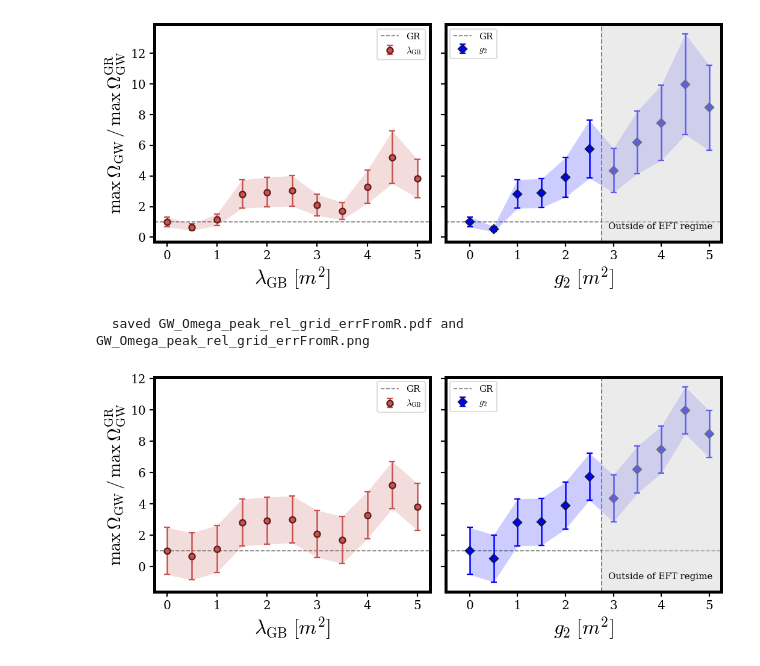
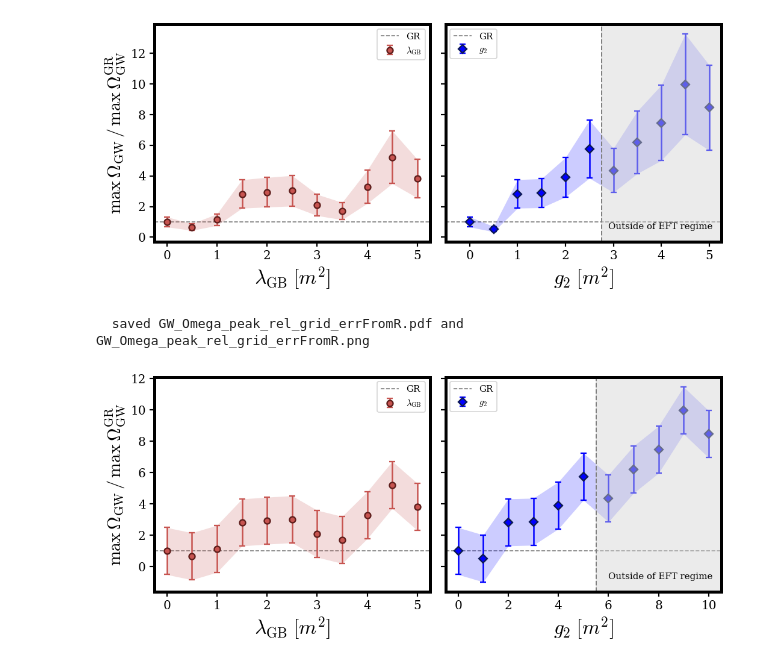
Before and after one commit to GRSerdar/0scillons, a Jupyter notebook: February26Oscillons/Feb26/RunningCode/DATA/compactness.ipynb, the cells around one changed output. Drawn from its saved outputs; the diff is of its cells as text; code cells hidden in the pictures.

```diff
--- a/February26Oscillons/Feb26/RunningCode/DATA/compactness.ipynb
+++ b/February26Oscillons/Feb26/RunningCode/DATA/compactness.ipynb
@@ -65,7 +65,7 @@ MU       = [0.08]
 BETA     = [0]                # None -> linear coupling; X -> quadratic_X
 AMP      = [-0.02]
 WIDTH    = [3.0]
-G2       = [0]
+G2       = [0,10]
 COUPLING = None               # optional, e.g. ["quadratic_0"]; usually
                               # implied by BETA so leave at None.
 
@@ -2191,8 +2979,9 @@ OMEGA_ERR_FROM = "R_env"        # "R_env" | "omega" | "max"
 
 # Right-column ("vs g_2") "Outside of EFT regime" annotation: matches the
 # styling used in finalplots2.ipynb's normalized side-by-side plot.
-EFT_BOUNDARY_X   = 5.5 / 2.0    # boundary x-value in the plot's (halved) units
-EFT_RIGHT_XLIM   = (-0.5, 10.5 / 2.0)   # x-limits for the right column; None = auto
+EFT_BOUNDARY_X   = 5.5          # boundary x-value in the plot's (halved) units
+EFT_RIGHT_XLIM   = (-0.5, 10.5)      # x-limits for the right column; None = auto
+EFT_RIGHT_XTICKS = np.arange(0, 11, 2)  # ticks every 2 from 0 to 10
 EFT_TEXT_XY      = (0.59, 0.07) # axes-coords of "Outside of EFT regime" label
 SHOW_EFT_ANNOT   = True         # set False to drop the EFT shading entirely
 
@@ -2357,6 +3146,8 @@ else:
             for _axR in (ax_Ag, ax_Rg, ax_Wg):
                 if EFT_RIGHT_XLIM is not None:
                     _axR.set_xlim(*EFT_RIGHT_XLIM)
+                if EFT_RIGHT_XTICKS is not None:
+                    _axR.set_xticks(EFT_RIGHT_XTICKS)
                 _axR.axvline(EFT_BOUNDARY_X, color="grey", ls="--", lw=1.2, zorder=5)
                 _axR.axvspan(EFT_BOUNDARY_X, _axR.get_xlim()[1],
                              color="lightgrey", alpha=0.45, zorder=4)
@@ -2524,6 +3315,8 @@ else:
         if SHOW_EFT_ANNOT:
             if EFT_RIGHT_XLIM is not None:
                 ax_g.set_xlim(*EFT_RIGHT_XLIM)
+            if EFT_RIGHT_XTICKS is not None:
+                ax_g.set_xticks(EFT_RIGHT_XTICKS)
             ax_g.axvline(EFT_BOUNDARY_X, color="grey", ls="--", lw=1.2, zorder=5)
             ax_g.axvspan(EFT_BOUNDARY_X, ax_g.get_xlim()[1],
                          color="lightgrey", alpha=0.45, zorder=4)
@@ -2663,7 +3456,7 @@ else:
                 if not data[lgb]:
                     continue
                 xs, ys = zip(*data[lgb])
-                xs_np = np.asarray(xs, dtype=float) / X_SCALE_DIV
+                xs_np = np.asarray(xs, dtype=float) #/ X_SCALE_DIV
                 ys_np = np.asarray(ys, dtype=float)
                 lab = r"$g_2$" if PURE_ONLY else rf"$\lambda_{{\rm GB}} = {lgb:g}$"
                 if SHOW_ERRORBARS and abs_yerr > 0:
@@ -2679,31 +3472,33 @@ else:
                     ax.plot(xs_np, ys_np, "D-", color=col, lw=1.4, markersize=6,
                             markerfacecolor=col, markeredgecolor=RIGHT_EDGE,
                             markeredgewidth=1.4, label=lab)
             ax.axhline(1.0, color="gray", ls="--", lw=1.0, zorder=0, label="GR")
             ax.set_xlabel(r"$g_2\;[m^{2}]$", fontsize=20)
             ax.legend(fontsize=9, loc="best")
 
         _draw_left (ax_l, Om_vs_lgb, abs_yerr_uniform)
         _draw_right(ax_g, Om_vs_g2,  abs_yerr_uniform)
 
         # "Outside of EFT regime" annotation on the right panel, inherited
         # from the 3x2 grid cell's EFT_* knobs.
         if SHOW_EFT_ANNOT:
             if EFT_RIGHT_XLIM is not None:
                 ax_g.set_xlim(*EFT_RIGHT_XLIM)
+            if EFT_RIGHT_XTICKS is not None:
+                ax_g.set_xticks(EFT_RIGHT_XTICKS)
             ax_g.axvline(EFT_BOUNDARY_X, color="grey", ls="--", lw=1.2, zorder=5)
             ax_g.axvspan(EFT_BOUNDARY_X, ax_g.get_xlim()[1],
                          color="lightgrey", alpha=0.45, zorder=4)
             ax_g.text(*EFT_TEXT_XY, "Outside of EFT regime",
                       transform=ax_g.transAxes, va="center", ha="left",
                       fontsize=9, color="black", zorder=11)
             ax_g.set_frame_on(True)
             for _sp in ax_g.spines.values():
                 _sp.set_zorder(10)
 
         fig.tight_layout()
         save_fig(fig, "GW_Omega_peak_rel_grid_errFromR")
         plt.show()
 # %% [output]
   saved GW_Omega_peak_rel_grid_errFromR.pdf and GW_Omega_peak_rel_grid_errFromR.png
-[figure, old version]
+[figure, new version]
```
Also changed, not shown: parts of 16 cells of this notebook, 55 other files.
